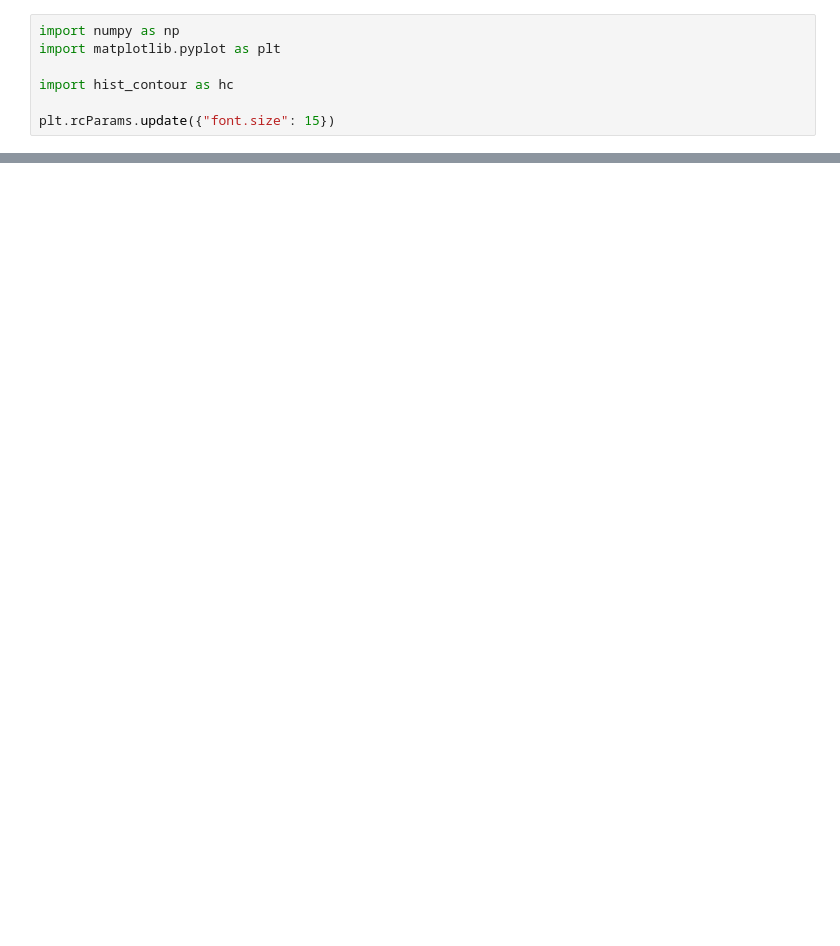
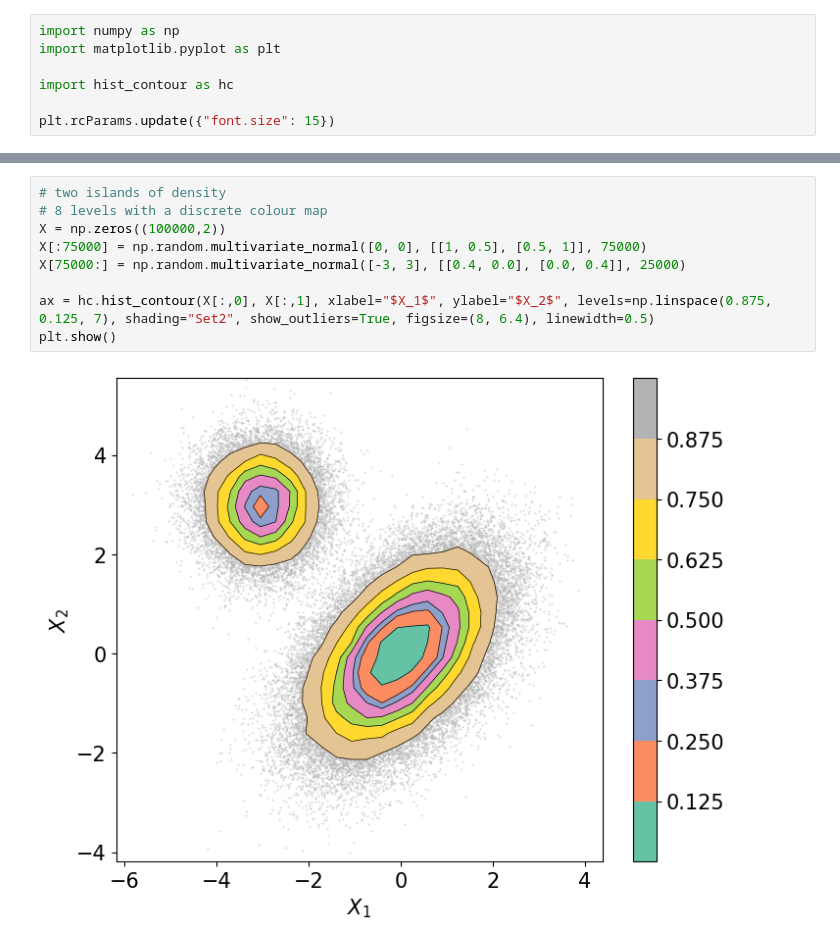
Before and after one commit to stevet40/hist_contour, a Jupyter notebook: demo.ipynb, the cells around one changed output, grey strips where cells are left out. Saved outputs shown, nothing was run; the diff lists cells and outputs as text; blank space fills up the shorter version.

```diff
--- a/demo.ipynb
+++ b/demo.ipynb
@@ -51,0 +46,11 @@ plt.show()
+# %%
+# two islands of density
+# 8 levels with a discrete colour map
+X = np.zeros((100000,2))
+X[:75000] = np.random.multivariate_normal([0, 0], [[1, 0.5], [0.5, 1]], 75000)
+X[75000:] = np.random.multivariate_normal([-3, 3], [[0.4, 0.0], [0.0, 0.4]], 25000)
+
+ax = hc.hist_contour(X[:,0], X[:,1], xlabel="$X_1$", ylabel="$X_2$", levels=np.linspace(0.875, 0.125, 7), shading="Set2", show_outliers=True, figsize=(8, 6.4), linewidth=0.5)
+plt.show()
+# %% [output]
+[figure, added]
```
Also changed, not shown: parts of 6 cells of this notebook.
